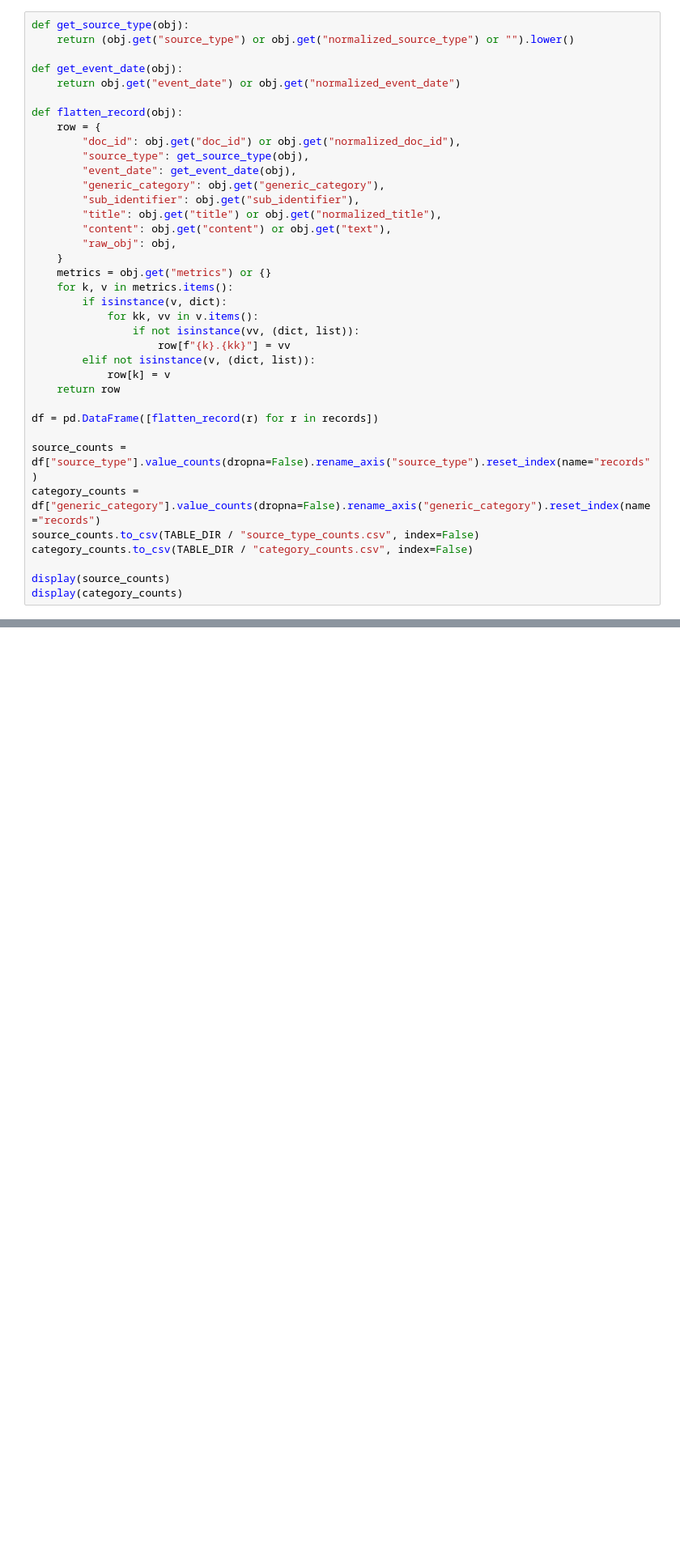
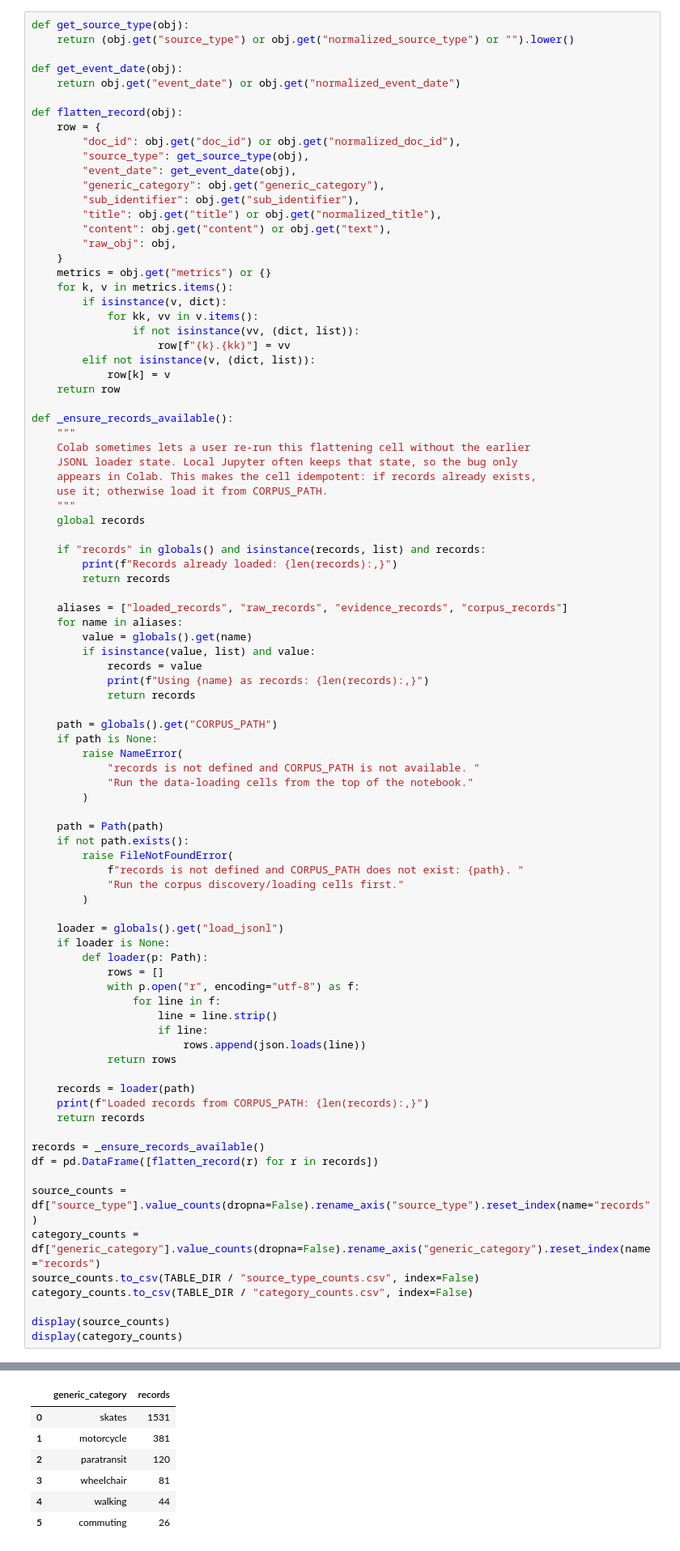
Before and after one commit to handicapskater/datascience, a Jupyter notebook: legal/notebooks/NonTraditional_Mobility_Aid_Biomechanics_ParaTransit_Burden.ipynb, the cells around one changed output, grey strips where cells are left out. Shown at 81% size. Drawn from its saved outputs; the diff is of its cells as text; blank space fills up the shorter version.

```diff
--- a/legal/notebooks/NonTraditional_Mobility_Aid_Biomechanics_ParaTransit_Burden.ipynb
+++ b/legal/notebooks/NonTraditional_Mobility_Aid_Biomechanics_ParaTransit_Burden.ipynb
@@ -556,6 +507,57 @@ def flatten_record(obj):
             row[k] = v
     return row
 
+def _ensure_records_available():
+    """
+    Colab sometimes lets a user re-run this flattening cell without the earlier
+    JSONL loader state. Local Jupyter often keeps that state, so the bug only
+    appears in Colab. This makes the cell idempotent: if records already exists,
+    use it; otherwise load it from CORPUS_PATH.
+    """
+    global records
+
+    if "records" in globals() and isinstance(records, list) and records:
+        print(f"Records already loaded: {len(records):,}")
+        return records
+
+    aliases = ["loaded_records", "raw_records", "evidence_records", "corpus_records"]
+    for name in aliases:
+        value = globals().get(name)
+        if isinstance(value, list) and value:
+            records = value
+            print(f"Using {name} as records: {len(records):,}")
+            return records
+
+    path = globals().get("CORPUS_PATH")
+    if path is None:
+        raise NameError(
+            "records is not defined and CORPUS_PATH is not available. "
+            "Run the data-loading cells from the top of the notebook."
+        )
+
+    path = Path(path)
+    if not path.exists():
+        raise FileNotFoundError(
+            f"records is not defined and CORPUS_PATH does not exist: {path}. "
+            "Run the corpus discovery/loading cells first."
+        )
+
+    loader = globals().get("load_jsonl")
+    if loader is None:
+        def loader(p: Path):
+            rows = []
+            with p.open("r", encoding="utf-8") as f:
+                for line in f:
+                    line = line.strip()
+                    if line:
+                        rows.append(json.loads(line))
+            return rows
+
+    records = loader(path)
+    print(f"Loaded records from CORPUS_PATH: {len(records):,}")
+    return records
+
+records = _ensure_records_available()
 df = pd.DataFrame([flatten_record(r) for r in records])
 
 source_counts = df["source_type"].value_counts(dropna=False).rename_axis("source_type").reset_index(name="records")
@@ -565,3 +567,4 @@ category_counts.to_csv(TABLE_DIR / "category_counts.csv", index=False)
 
 display(source_counts)
 display(category_counts)
+# %% [output]
@@ -568 +576,8 @@ display(category_counts)
+|  | generic_category | records |
+| 0 | skates | 1531 |
+| 1 | motorcycle | 381 |
+| 2 | paratransit | 120 |
+| 3 | wheelchair | 81 |
+| 4 | walking | 44 |
+| 5 | commuting | 26 |
 # %%
```
Also changed, not shown: parts of 19 cells of this notebook, 13 other files.
